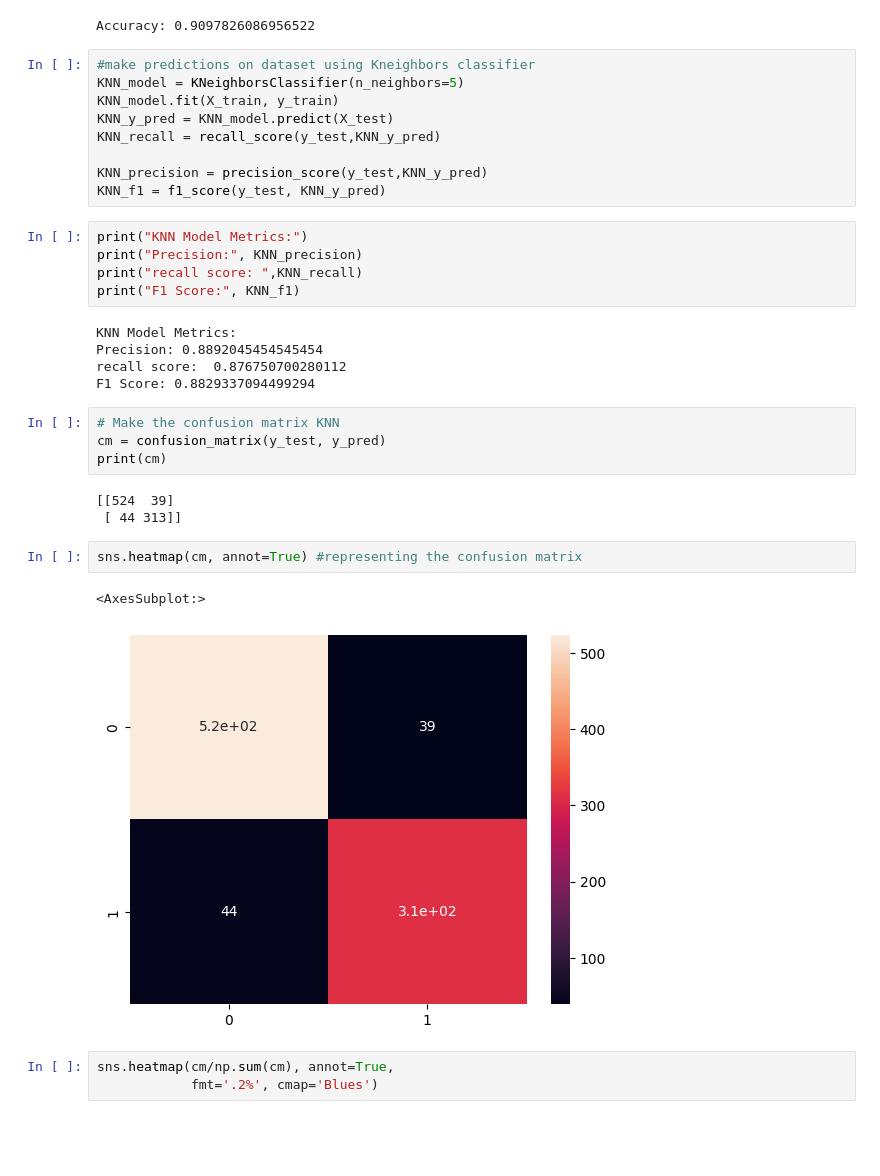
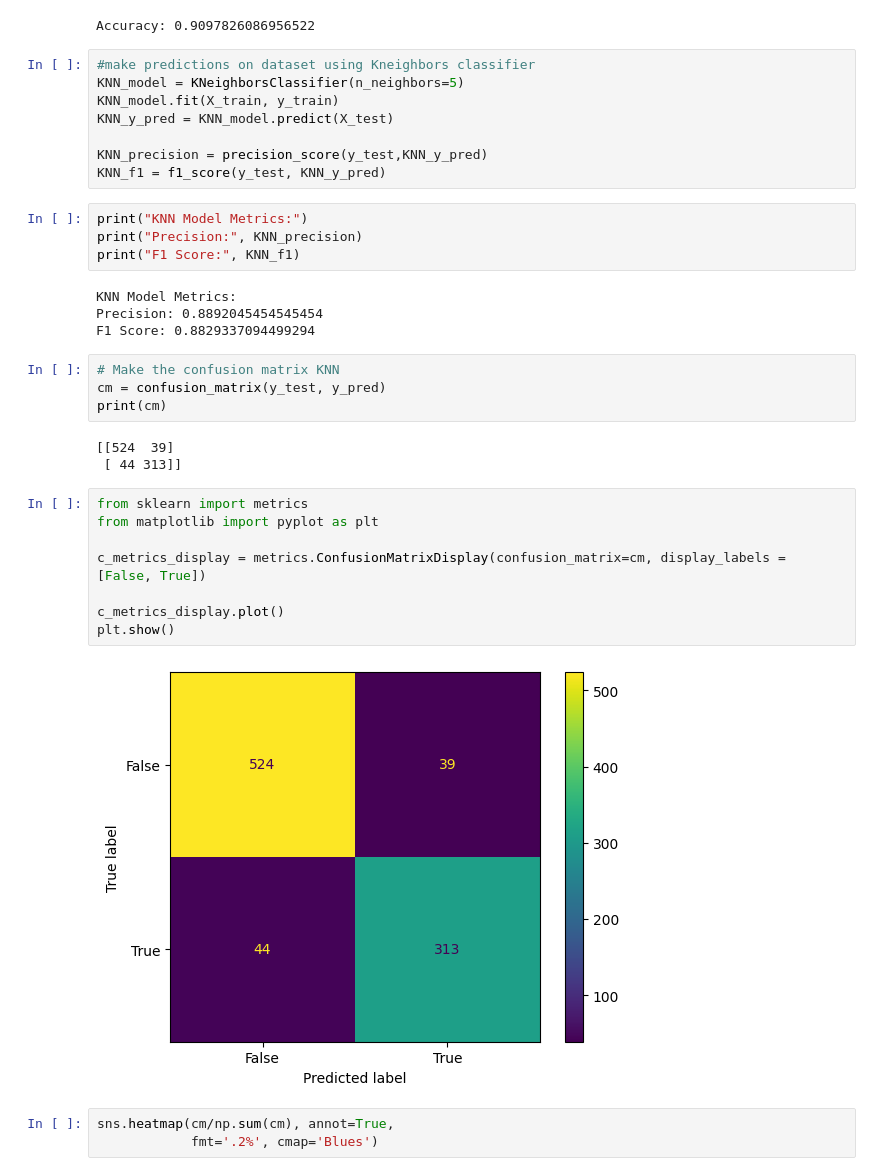
Before and after one commit to SuneraUdana/Machine_CW_20210206, a Jupyter notebook: ML_CW_2021026.ipynb, the cells around one changed output. Saved outputs shown, nothing was run; the diff lists cells and outputs as text; blank space fills up the shorter version.

Commit message:
defined a new plot

```diff
--- a/ML_CW_2021026.ipynb
+++ b/ML_CW_2021026.ipynb
@@ -193,19 +193,16 @@ Accuracy: 0.9097826086956522
 KNN_model = KNeighborsClassifier(n_neighbors=5)
 KNN_model.fit(X_train, y_train)
 KNN_y_pred = KNN_model.predict(X_test)
-KNN_recall = recall_score(y_test,KNN_y_pred)
 
 KNN_precision = precision_score(y_test,KNN_y_pred)
 KNN_f1 = f1_score(y_test, KNN_y_pred)
 # %%
 print("KNN Model Metrics:")
 print("Precision:", KNN_precision)
-print("recall score: ",KNN_recall)
 print("F1 Score:", KNN_f1)
 # %% [output]
 KNN Model Metrics:
 Precision: 0.8892045454545454
-recall score:  0.876750700280112
 F1 Score: 0.8829337094499294
 # %%
 # Make the confusion matrix KNN
@@ -214,11 +211,16 @@ print(cm)
 # %% [output]
 [[524  39]
  [ 44 313]]
-# %%
-sns.heatmap(cm, annot=True) #representing the confusion matrix
-# %% [output]
-<AxesSubplot:>
-[figure, removed]
+# %%
+from sklearn import metrics
+from matplotlib import pyplot as plt
+
+c_metrics_display = metrics.ConfusionMatrixDisplay(confusion_matrix=cm, display_labels = [False, True])
+
+c_metrics_display.plot()
+plt.show()
+# %% [output]
+[figure, added]
 # %%
 sns.heatmap(cm/np.sum(cm), annot=True,
             fmt='.2%', cmap='Blues')
```
Also changed, not shown: parts of 7 cells of this notebook.
